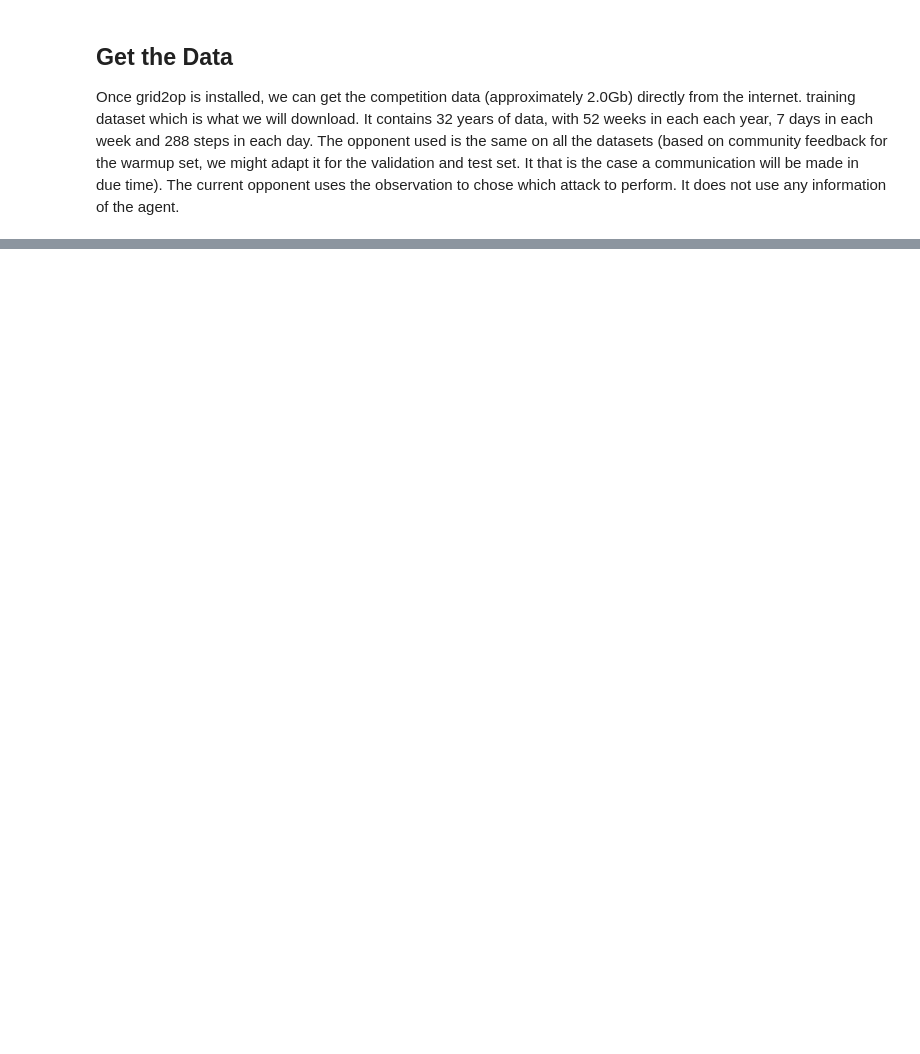
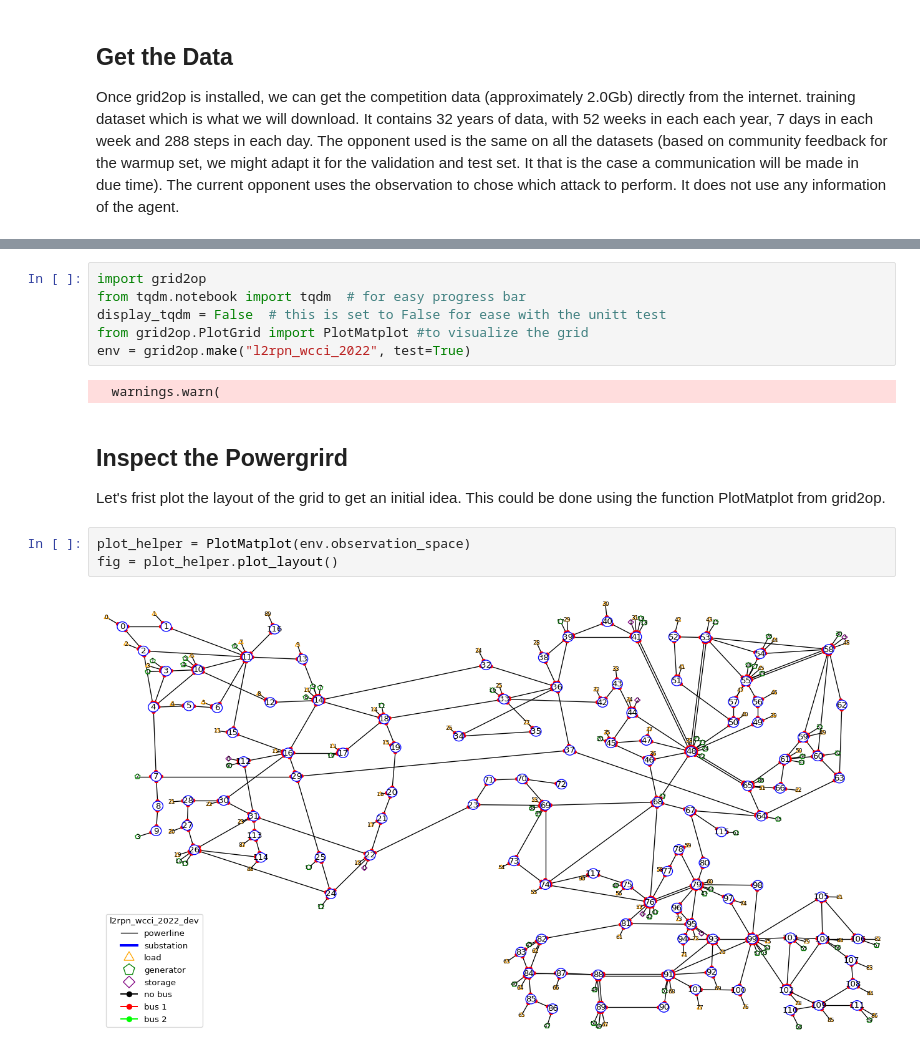
Before and after one commit to maxwang1499/grid_optimization, a Jupyter notebook: model.ipynb, the cells around one changed output, grey strips where cells are left out. Drawn from its saved outputs; the diff is of its cells as text; blank space fills up the shorter version.

```diff
--- a/model.ipynb
+++ b/model.ipynb
@@ -110,0 +21,17 @@ You may now use the environment "l2rpn_wcci_2022" with the available data by inv
+# %%
+import grid2op
+from tqdm.notebook import tqdm  # for easy progress bar
+display_tqdm = False  # this is set to False for ease with the unitt test
+from grid2op.PlotGrid import PlotMatplot #to visualize the grid
+env = grid2op.make("l2rpn_wcci_2022", test=True)
+# %% [output]
+  warnings.warn(
+# %% [markdown]
+## Inspect the Powergrird
+
+Let's frist plot the layout of the grid to get an initial idea. This could be done using the function PlotMatplot from grid2op.
+# %%
+plot_helper = PlotMatplot(env.observation_space)
+fig = plot_helper.plot_layout()
+# %% [output]
+[figure, added]
```
Also changed, not shown: parts of 30 cells of this notebook.
